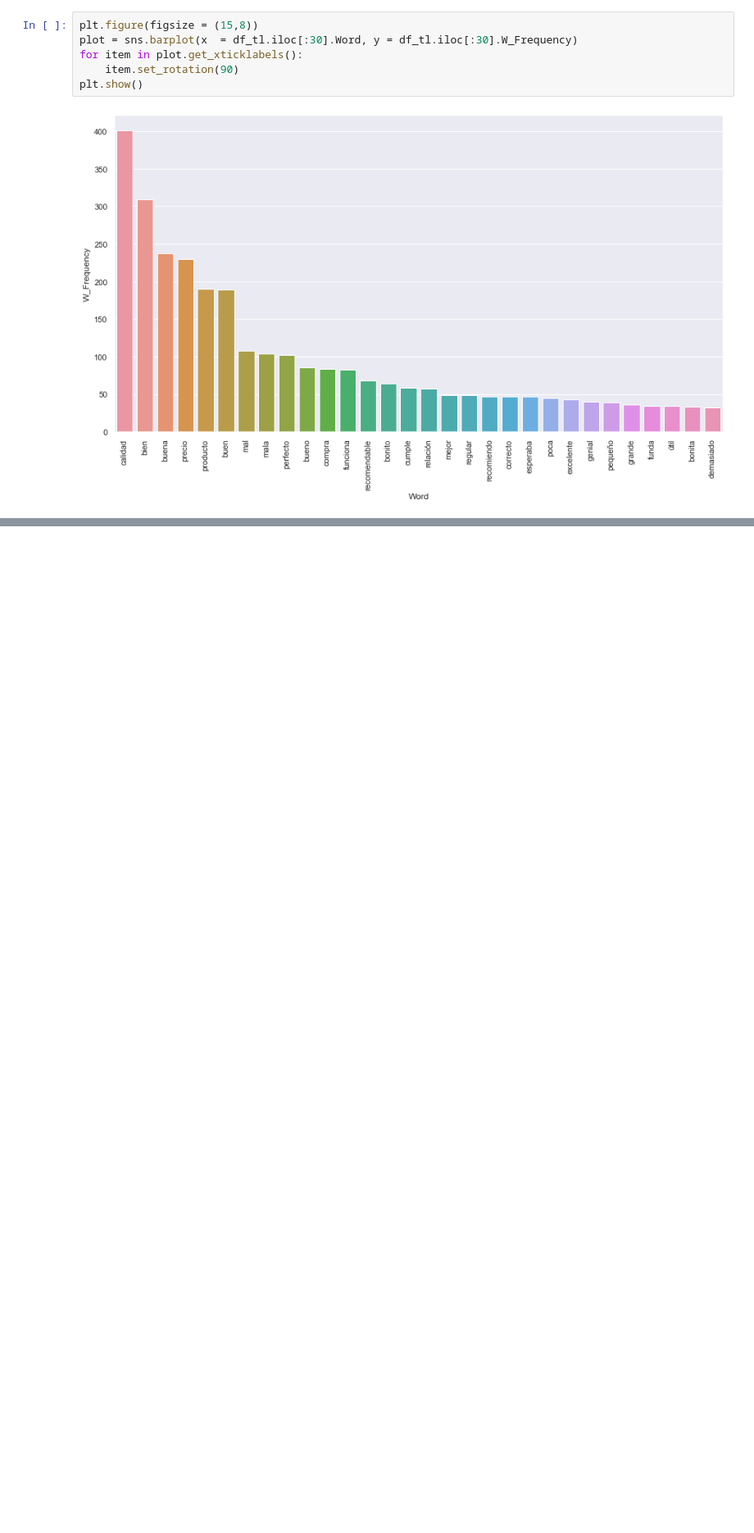
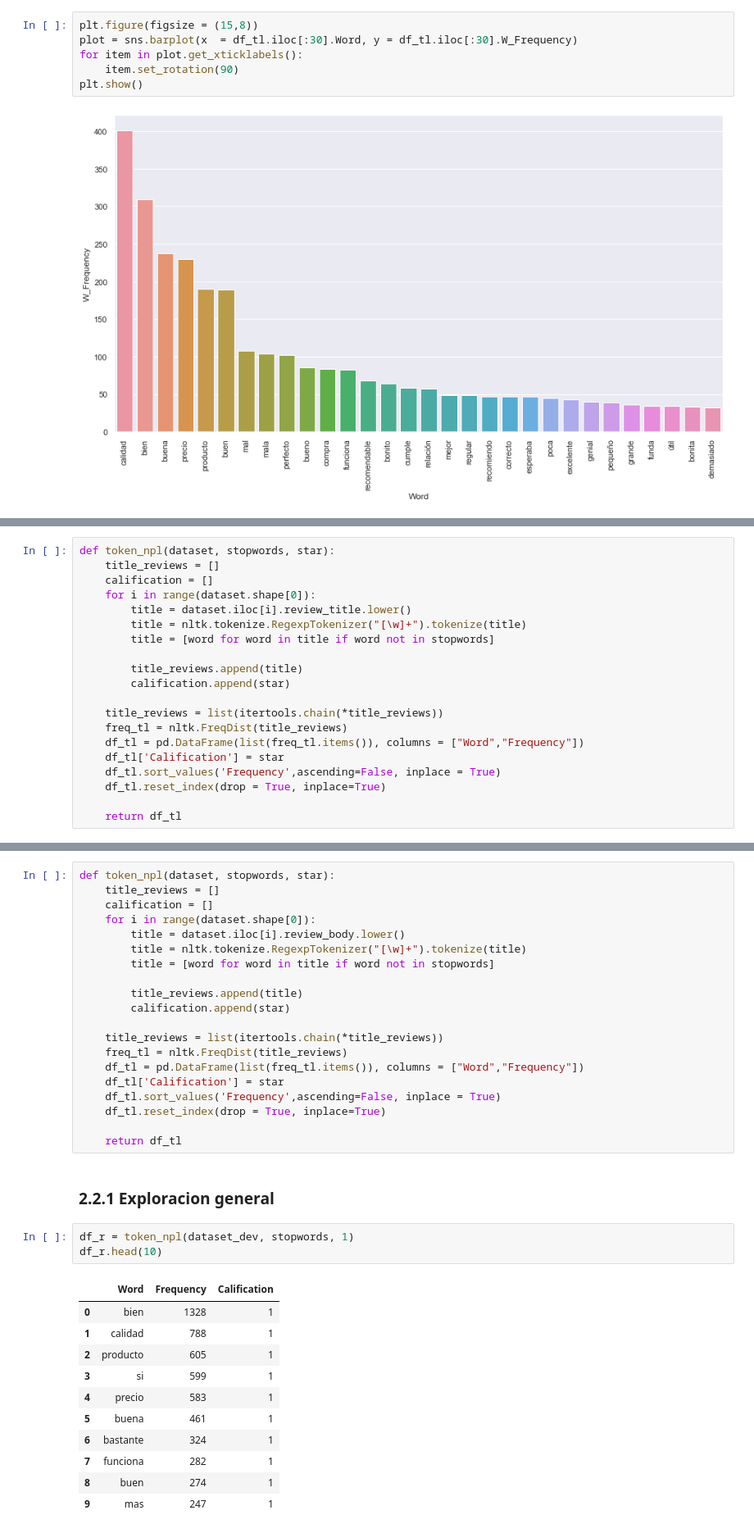
Before and after one commit to luiscarlos0218/proyecto3_NLP, a Jupyter notebook: DS_Proyecto_03_NLP.ipynb, the cells around one changed output, grey strips where cells are left out. Shown at 82% size. Drawn from its saved outputs; the diff is of its cells as text; blank space fills up the shorter version.

Commit message:
Terminaba la parte de exploracion inicial

```diff
--- a/DS_Proyecto_03_NLP.ipynb
+++ b/DS_Proyecto_03_NLP.ipynb
@@ -385,0 +370,20 @@ plt.show()
+# %%
+def token_npl(dataset, stopwords, star):
+    title_reviews = []
+    calification = []
+    for i in range(dataset.shape[0]):
+        title = dataset.iloc[i].review_title.lower()
+        title = nltk.tokenize.RegexpTokenizer("[\w]+").tokenize(title)
+        title = [word for word in title if word not in stopwords]
+
+        title_reviews.append(title)
+        calification.append(star)
+
+    title_reviews = list(itertools.chain(*title_reviews))
+    freq_tl = nltk.FreqDist(title_reviews)
+    df_tl = pd.DataFrame(list(freq_tl.items()), columns = ["Word","Frequency"])
+    df_tl['Calification'] = star
+    df_tl.sort_values('Frequency',ascending=False, inplace = True)
+    df_tl.reset_index(drop = True, inplace=True)
+
+    return df_tl
@@ -385,0 +450,37 @@ plt.show()
+# %%
+def token_npl(dataset, stopwords, star):
+    title_reviews = []
+    calification = []
+    for i in range(dataset.shape[0]):
+        title = dataset.iloc[i].review_body.lower()
+        title = nltk.tokenize.RegexpTokenizer("[\w]+").tokenize(title)
+        title = [word for word in title if word not in stopwords]
+
+        title_reviews.append(title)
+        calification.append(star)
+
+    title_reviews = list(itertools.chain(*title_reviews))
+    freq_tl = nltk.FreqDist(title_reviews)
+    df_tl = pd.DataFrame(list(freq_tl.items()), columns = ["Word","Frequency"])
+    df_tl['Calification'] = star
+    df_tl.sort_values('Frequency',ascending=False, inplace = True)
+    df_tl.reset_index(drop = True, inplace=True)
+
+    return df_tl
+# %% [markdown]
+### 2.2.1 Exploracion general
+# %%
+df_r = token_npl(dataset_dev, stopwords, 1)
+df_r.head(10)
+# %% [output]
+|  | Word | Frequency | Calification |
+| 0 | bien | 1328 | 1 |
+| 1 | calidad | 788 | 1 |
+| 2 | producto | 605 | 1 |
+| 3 | si | 599 | 1 |
+| 4 | precio | 583 | 1 |
+| 5 | buena | 461 | 1 |
+| 6 | bastante | 324 | 1 |
+| 7 | funciona | 282 | 1 |
+| 8 | buen | 274 | 1 |
+| 9 | mas | 247 | 1 |
```
Also changed, not shown: parts of 29 cells of this notebook.
